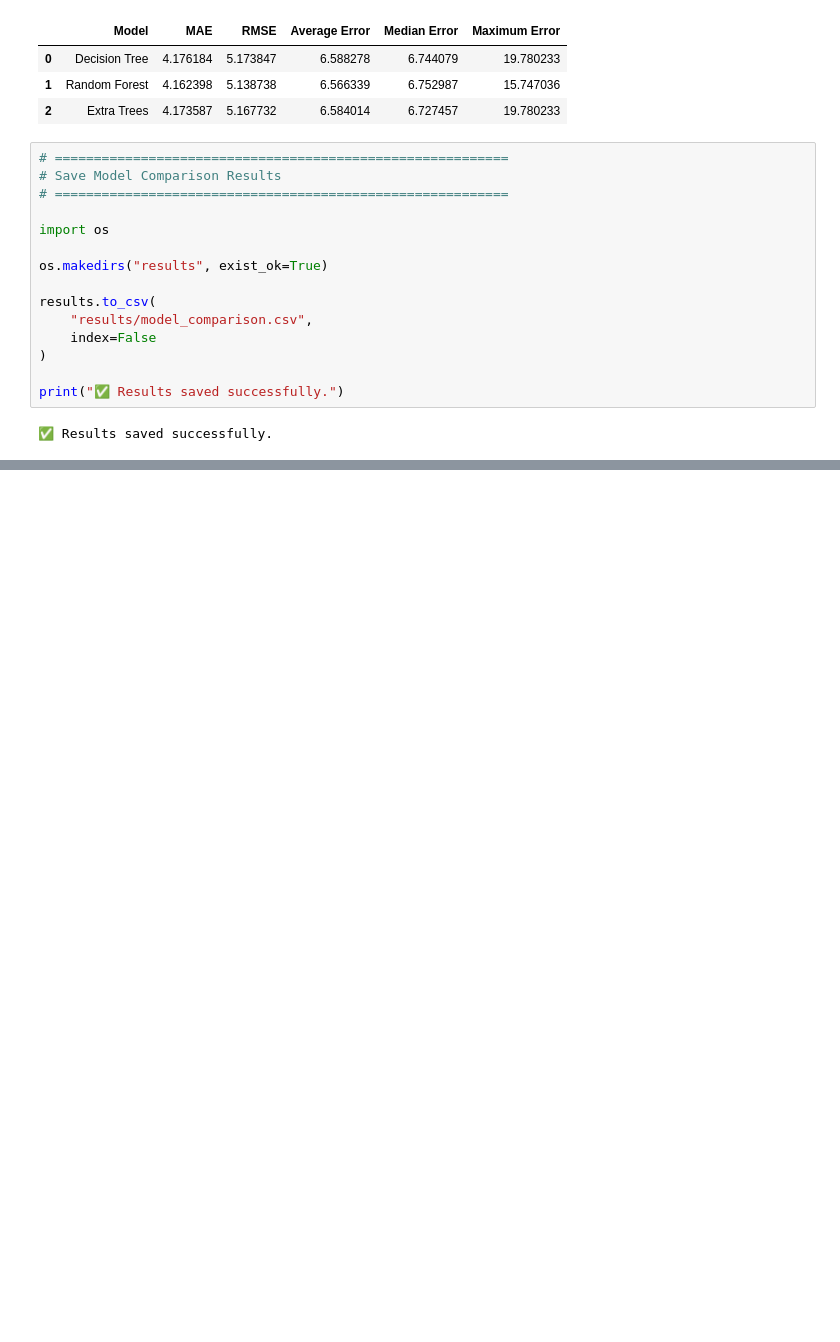
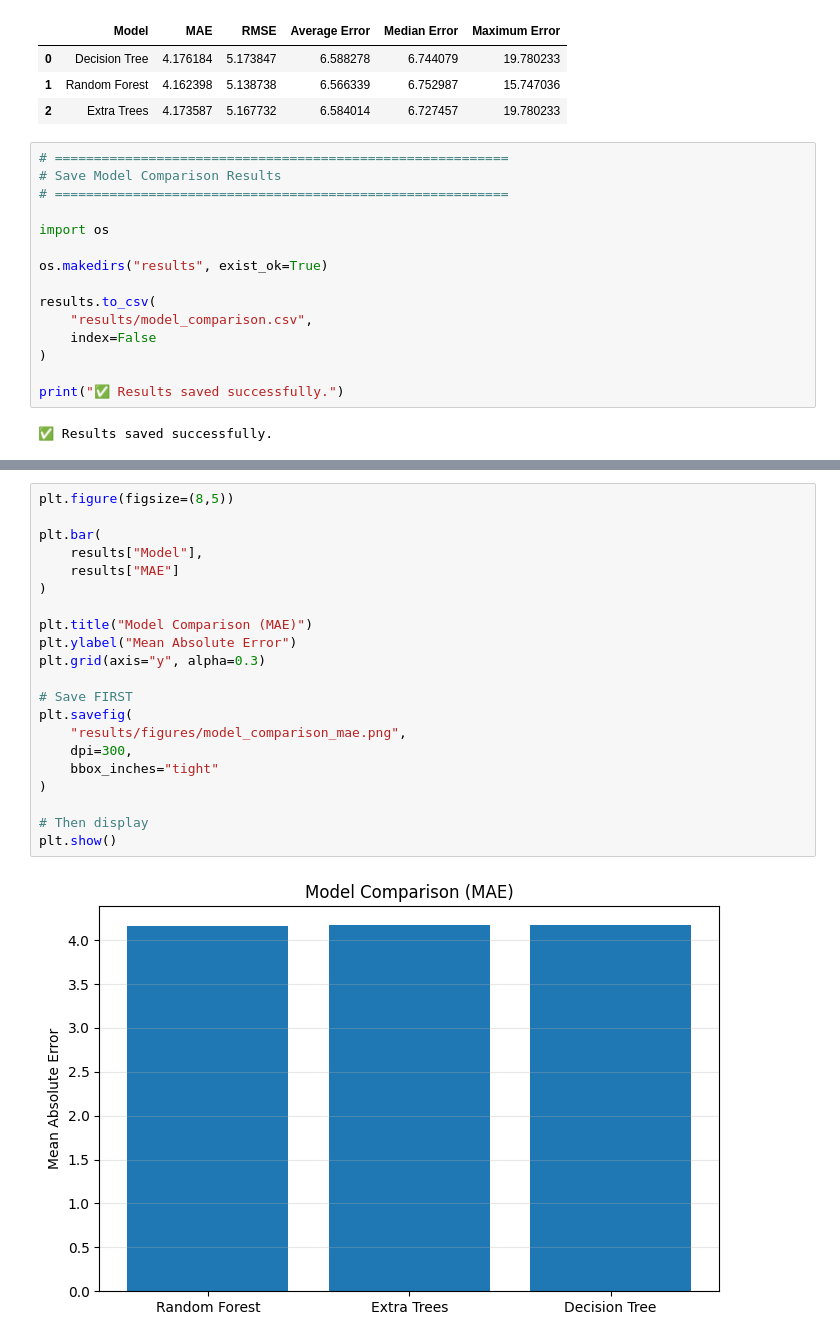
Before and after one commit to moazabeer/wifi-indoor-localization-ml, a Jupyter notebook: notebooks/WiFi_Indoor_Localization.ipynb, the cells around one changed output, grey strips where cells are left out. Saved outputs shown, nothing was run; the diff lists cells and outputs as text; blank space fills up the shorter version.

```diff
--- a/notebooks/WiFi_Indoor_Localization.ipynb
+++ b/notebooks/WiFi_Indoor_Localization.ipynb
@@ -1181,0 +1385,23 @@ print("✅ Results saved successfully.")
+# %%
+plt.figure(figsize=(8,5))
+
+plt.bar(
+    results["Model"],
+    results["MAE"]
+)
+
+plt.title("Model Comparison (MAE)")
+plt.ylabel("Mean Absolute Error")
+plt.grid(axis="y", alpha=0.3)
+
+# Save FIRST
+plt.savefig(
+    "results/figures/model_comparison_mae.png",
+    dpi=300,
+    bbox_inches="tight"
+)
+
+# Then display
+plt.show()
+# %% [output]
+[figure, added]
```
Also changed, not shown: parts of 29 cells of this notebook.
